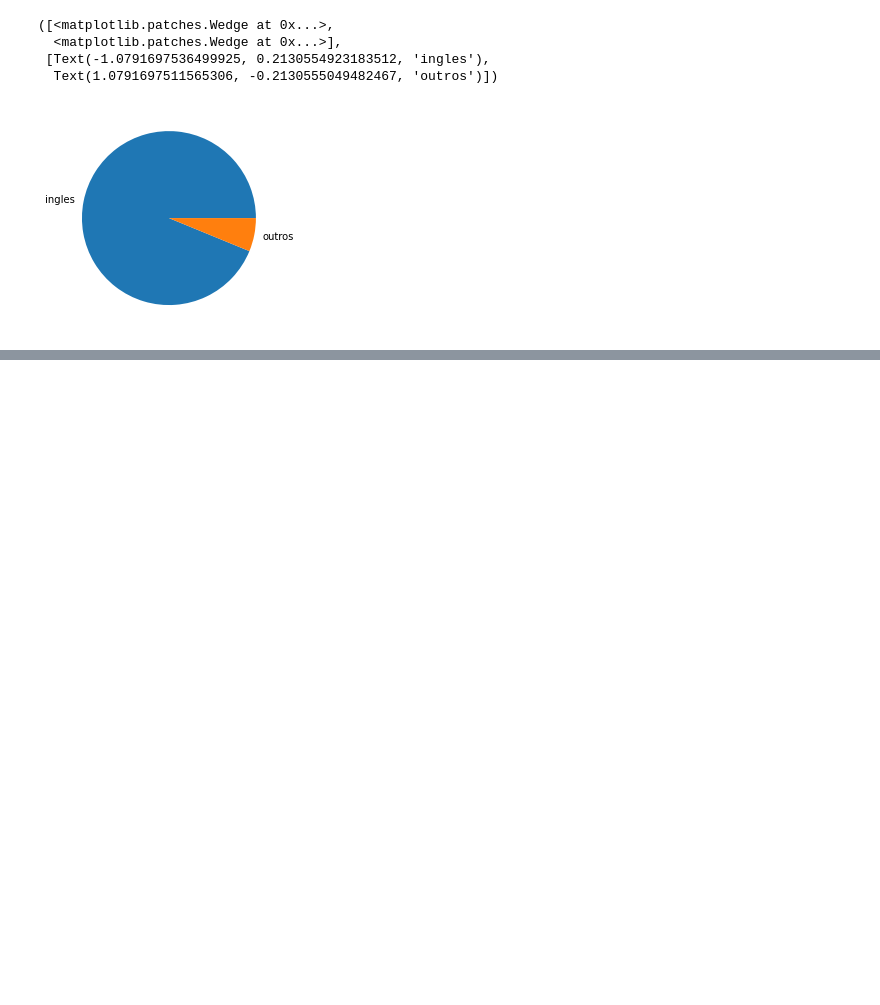
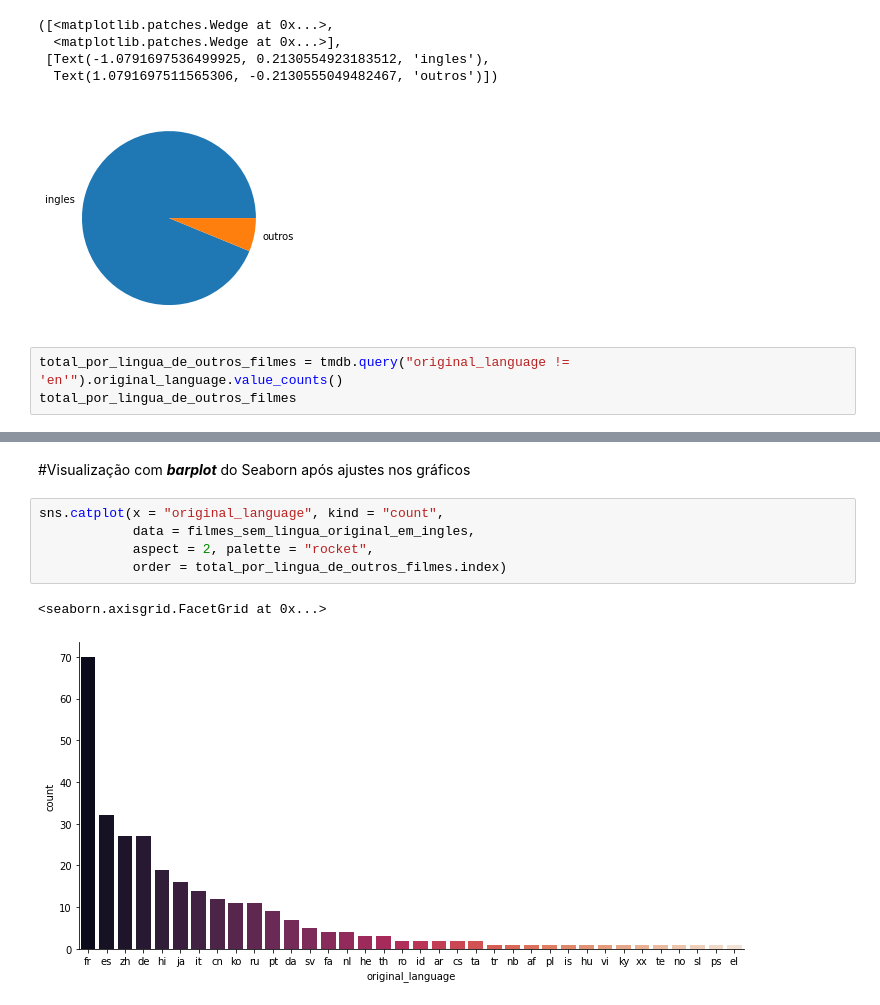
Before and after one commit to lucashaay/Data_visualization, a Jupyter notebook: Data_visualization.ipynb, the cells around one changed output, grey strips where cells are left out. Drawn from its saved outputs; the diff is of its cells as text; blank space fills up the shorter version.

```diff
--- a/Data_visualization.ipynb
+++ b/Data_visualization.ipynb
@@ -282,3 +284,6 @@ plt.pie(dados["total"], labels = dados["lingua"])
  [Text(-1.0791697536499925, 0.2130554923183512, 'ingles'),
   Text(1.0791697511565306, -0.2130555049482467, 'outros')])
 [figure]
+# %%
+total_por_lingua_de_outros_filmes = tmdb.query("original_language != 'en'").original_language.value_counts()
+total_por_lingua_de_outros_filmes
@@ -284,0 +317,10 @@ plt.pie(dados["total"], labels = dados["lingua"])
+# %% [markdown]
+#Visualização com ***barplot*** do Seaborn após ajustes nos gráficos
+# %%
+sns.catplot(x = "original_language", kind = "count",
+            data = filmes_sem_lingua_original_em_ingles,
+            aspect = 2, palette = "rocket",
+            order = total_por_lingua_de_outros_filmes.index)
+# %% [output]
+<seaborn.axisgrid.FacetGrid at 0x...>
+[figure, added]
```
Also changed, not shown: parts of 4 cells of this notebook.
